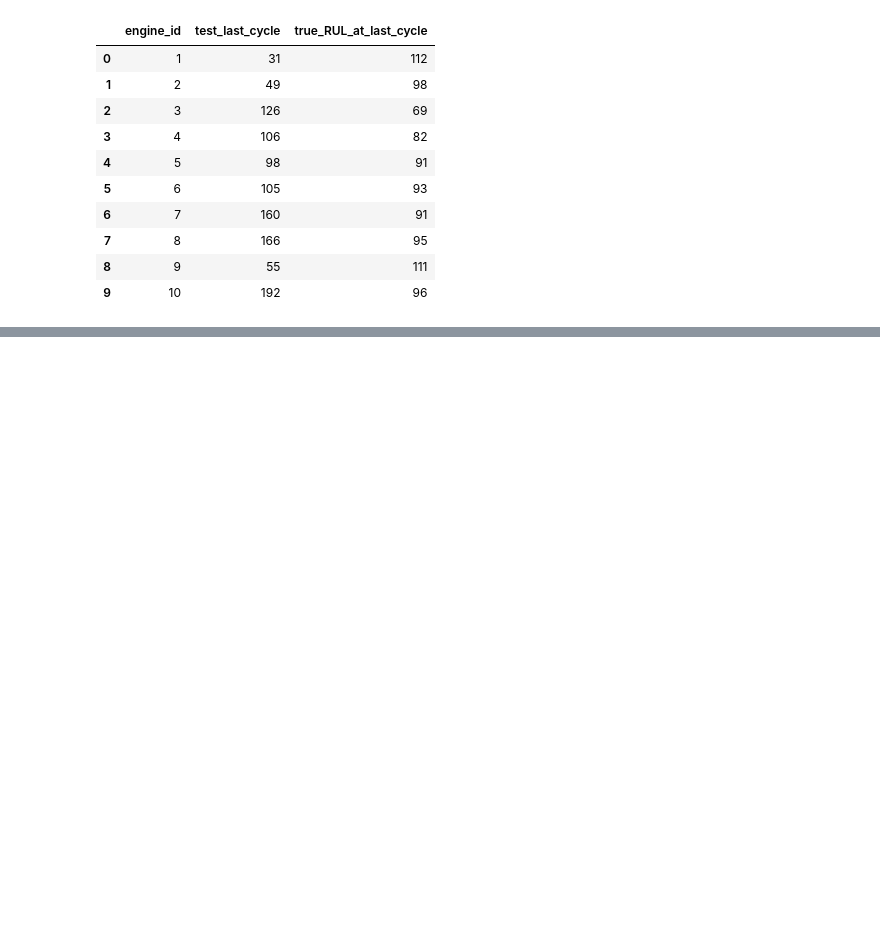
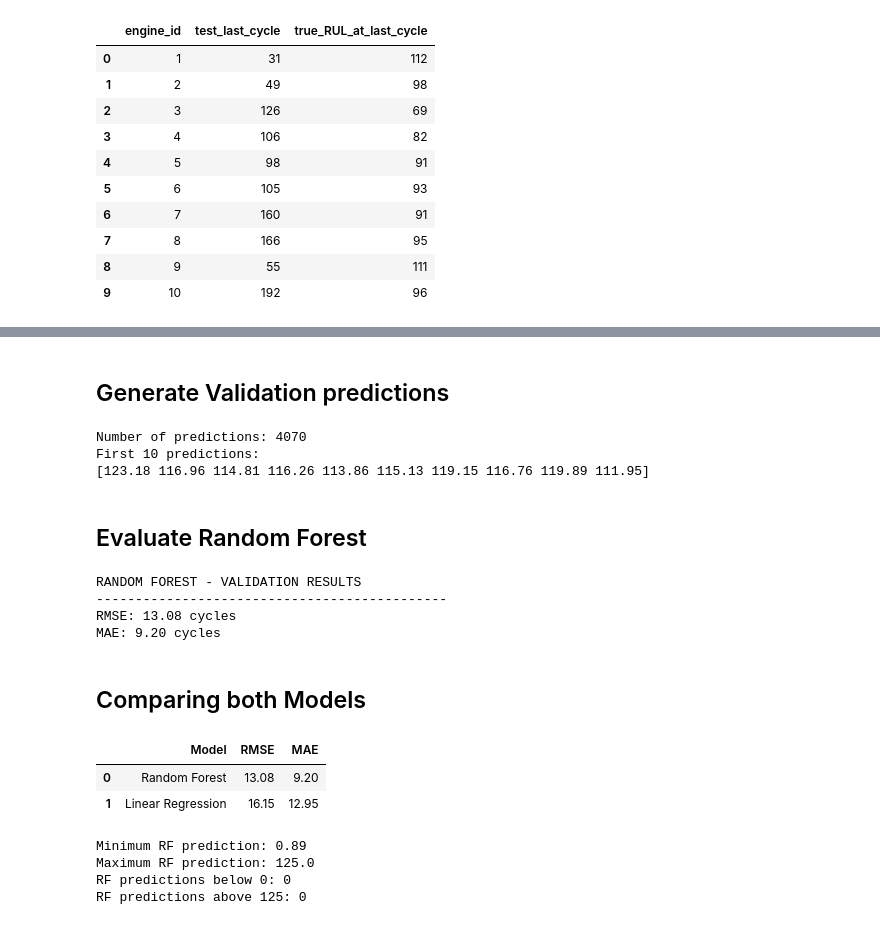
Before and after one commit to Bhav-creator452/predictive-maintenance-analyzer, a Jupyter notebook: notebooks/01_data_understanding.ipynb, the cells around one changed output, grey strips where cells are left out. Drawn from its saved outputs; the diff is of its cells as text; code cells hidden in the pictures; blank space fills up the shorter version.

Commit message:
feat: add linear regression and random forest baselines

```diff
--- a/notebooks/01_data_understanding.ipynb
+++ b/notebooks/01_data_understanding.ipynb
@@ -993,0 +1141,77 @@ test_summary.head(10)
+# %% [markdown]
+## Generate Validation predictions
+# %%
+rf_predictions = rf_model.predict(X_val)
+
+print("Number of predictions:", len(rf_predictions))
+print("First 10 predictions:")
+print(rf_predictions[:10])
+# %% [output]
+Number of predictions: 4070
+First 10 predictions:
+[123.18 116.96 114.81 116.26 113.86 115.13 119.15 116.76 119.89 111.95]
+# %% [markdown]
+## Evaluate Random Forest
+# %%
+rf_rmse = np.sqrt(
+    mean_squared_error(y_val, rf_predictions)
+)
+
+rf_mae = mean_absolute_error(
+    y_val, rf_predictions
+)
+
+print("RANDOM FOREST - VALIDATION RESULTS")
+print("-" * 45)
+print(f"RMSE: {rf_rmse:.2f} cycles")
+print(f"MAE: {rf_mae:.2f} cycles")
+# %% [output]
+RANDOM FOREST - VALIDATION RESULTS
+---------------------------------------------
+RMSE: 13.08 cycles
+MAE: 9.20 cycles
+# %% [markdown]
+## Comparing both Models
+# %%
+results = pd.DataFrame({
+    "Model": [
+        "Linear Regression",
+        "Random Forest"
+    ],
+    "RMSE": [
+        lr_rmse,
+        rf_rmse
+    ],
+    "MAE":[
+        lr_mae,
+        rf_mae
+    ]
+})
+
+results = results.sort_values(
+    "RMSE"
+).reset_index(drop = True)
+
+results.round(2)
+# %% [output]
+|  | Model | RMSE | MAE |
+| 0 | Random Forest | 13.08 | 9.20 |
+| 1 | Linear Regression | 16.15 | 12.95 |
+# %%
+print("Minimum RF prediction:", round(rf_predictions.min(), 2))
+print("Maximum RF prediction:", round(rf_predictions.max(), 2))
+
+print(
+    "RF predictions below 0:",
+    (rf_predictions < 0).sum()
+)
+
+print(
+    "RF predictions above 125:",
+    (rf_predictions > 125).sum()
+)
+# %% [output]
+Minimum RF prediction: 0.89
+Maximum RF prediction: 125.0
+RF predictions below 0: 0
+RF predictions above 125: 0
```
Also changed, not shown: parts of 20 cells of this notebook, 1 other file.
